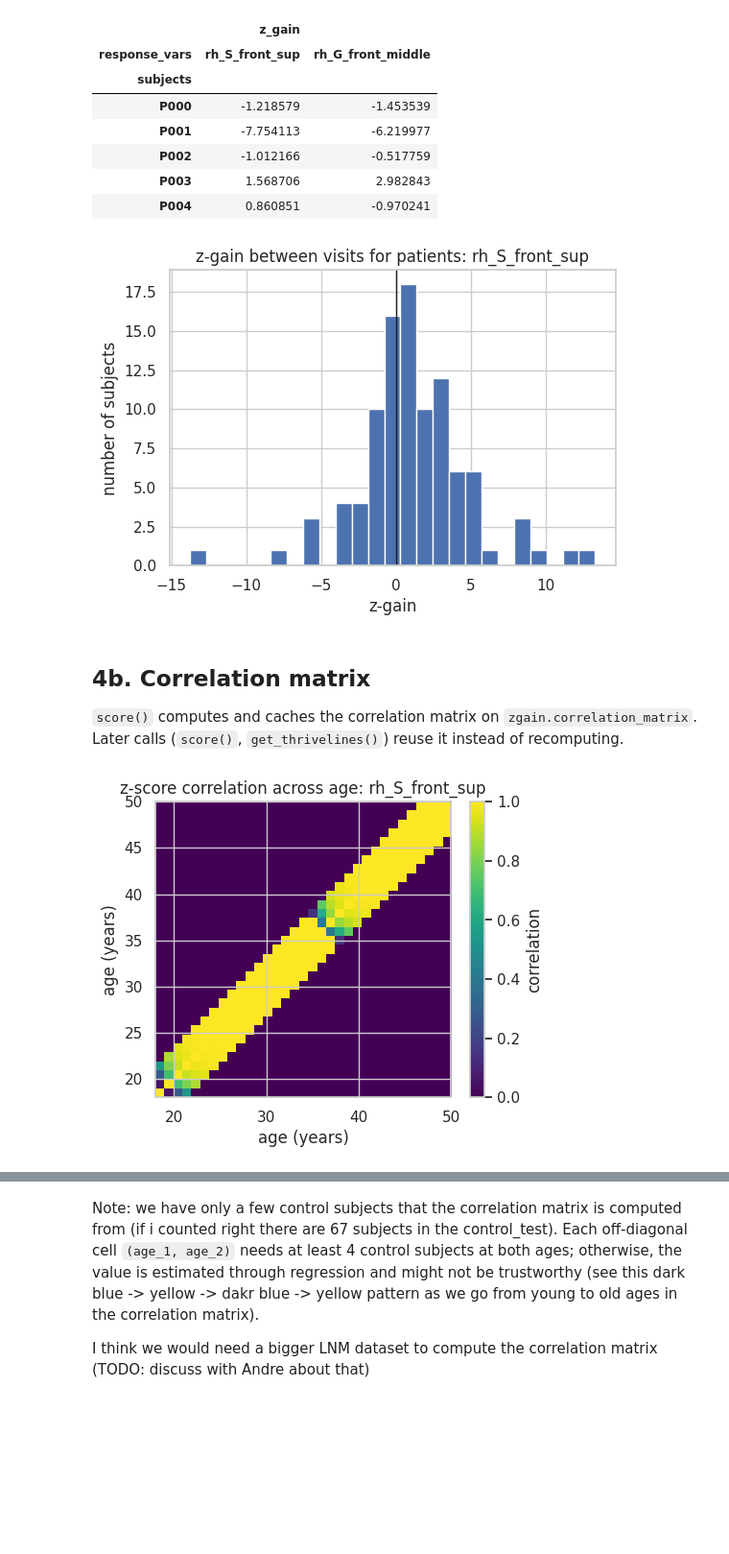
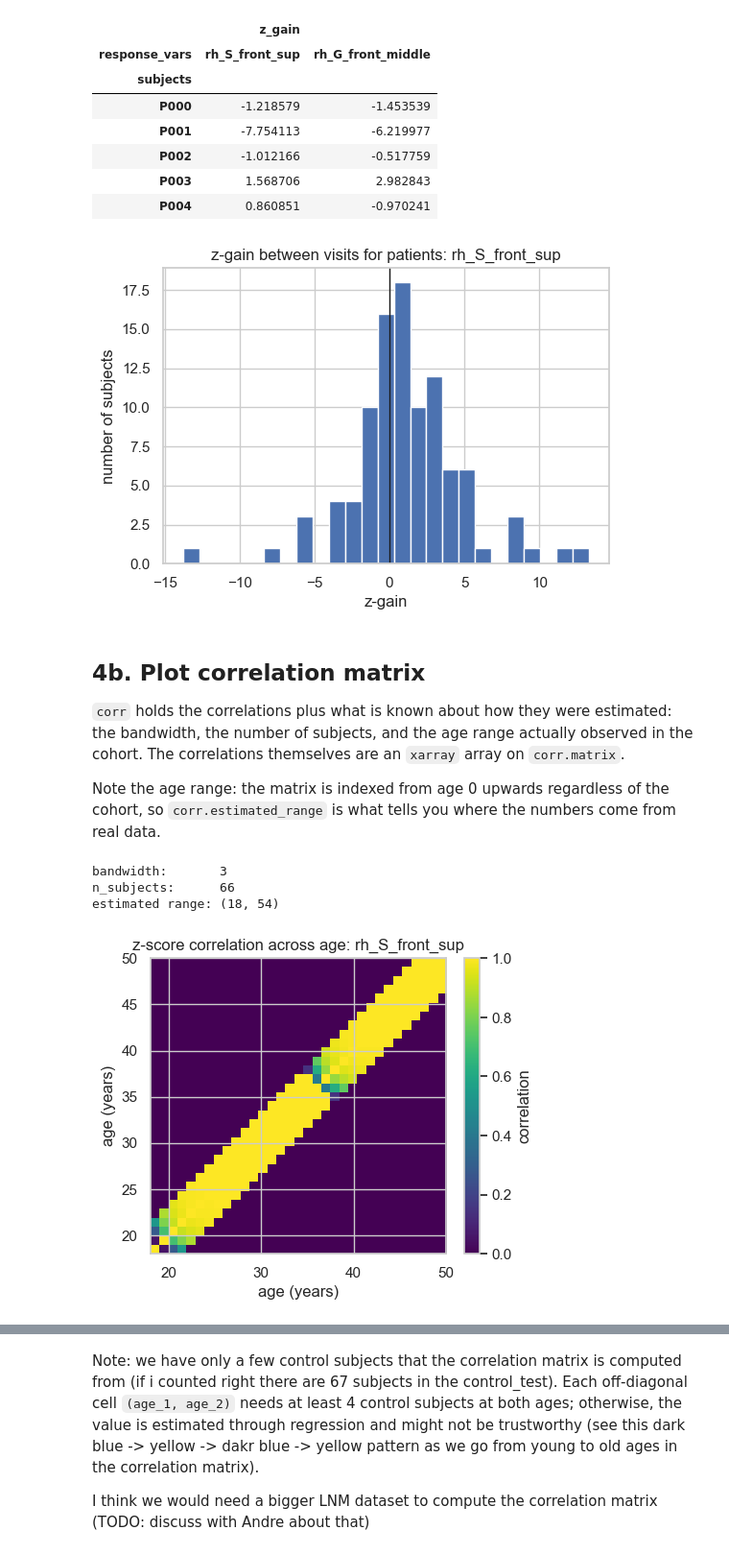
Before and after one commit to predictive-clinical-neuroscience/PCNtoolkit, a Jupyter notebook: examples/14_longitudinal_modelling.ipynb, the cells around one changed output, grey strips where cells are left out. Shown at 96% size. Saved outputs shown, nothing was run; the diff lists cells and outputs as text; code cells hidden in the pictures; blank space fills up the shorter version.

Commit message:
enh - update 14_longitudinal_modelling.ipynb

```diff
--- a/examples/14_longitudinal_modelling.ipynb
+++ b/examples/14_longitudinal_modelling.ipynb
@@ -358,25 +357,21 @@ All three start as `None` and are filled the first time the corresponding method
 # %%
-# Reference cohort: control test data (longitudinal, with predicted z-scores).
-zgain = ZGainScore(
-    normative_model=lnm_model,
-    reference_data=control_test,
-    subject_id_col="sub_id",
+# Estimate the age-to-age correlations from the control test data
+# (longitudinal, with predicted z-scores).
+corr = CorrelationMatrix.compute(
+    control_test,
     bandwidth=3,  # correlation estimated within a 3-year age window
     covariate="age",
 )
 
+# The score itself needs only the model and the matrix.
+zgain = ZGainScore(lnm_model, corr)
+
 # Score patient data. The array is returned *and* stored on the object.
-zgain_scores = zgain.score(
-    score_data=patient_data,
-    subject_id_col="sub_id",
-)
+zgain_scores = zgain.score(score_data=patient_data)
 
 # Same result without keeping the return value:
 assert zgain.zgain is zgain_scores
 
-# The correlation matrix R is computed on first use and then reused.
-assert zgain.correlation_matrix is not None
-
 # Show the first few subject-level z-gain scores.
 zgain_scores.to_dataframe(name="z_gain").unstack("response_vars").head()
 # %% [output]
@@ -408,37 +403,46 @@ plt.ylabel("number of subjects")
 plt.title(f"z-gain between visits for patients: {region}")
 plt.show()
 # %% [output]
-[figure, old version]
+[figure, new version]
 # %% [markdown]
-## 4b. Correlation matrix
+## 4b. Plot correlation matrix
 
-`score()` computes and caches the correlation matrix on `zgain.correlation_matrix`. Later calls (`score()`, `get_thrivelines()`) reuse it instead of recomputing.
+`corr` holds the correlations plus what is known about how they were estimated: the bandwidth, the number of subjects, and the age range actually observed in the cohort. The correlations themselves are an `xarray` array on `corr.matrix`.
+
+Note the age range: the matrix is indexed from age 0 upwards regardless of the cohort, so `corr.estimated_range` is what tells you where the numbers come from real data.
 # %%
-# The learned correlation matrix is stored after z-gain is computed.
-R = zgain.correlation_matrix.sel(response_vars=region)
+print("bandwidth:      ", corr.bandwidth)
+print("n_subjects:     ", corr.n_subjects)
+print("estimated range:", corr.estimated_range)
+
+# The correlations live on .matrix as a labelled xarray array.
+R = corr.matrix.sel(response_vars=region)
 
 # Restrict both axes to the cohort age range (18-50). Outside this
 # range the matrix is extrapolated and not trustworthy, so we hide it.
 age_lo, age_hi = 18, 50
 R = R.sel(age_1=slice(age_lo, age_hi), age_2=slice(age_lo, age_hi))
 
 # Display the age-to-age z-score correlation matrix as a heatmap.
 plt.figure(figsize=(5, 4))
 plt.imshow(
     R.values,
     origin="lower",
     extent=[age_lo, age_hi, age_lo, age_hi],
     vmin=0,
     vmax=1,
     cmap="viridis",
 )
 plt.colorbar(label="correlation")
 plt.xlabel("age (years)")
 plt.ylabel("age (years)")
 plt.title(f"z-score correlation across age: {region}")
 plt.show()
 # %% [output]
+bandwidth:       3
+n_subjects:      66
+estimated range: (18, 54)
-[figure, old version]
+[figure, new version]
 # %% [markdown]
 ## 4c. Thrivelines
 
```
Also changed, not shown: parts of 13 cells of this notebook.
